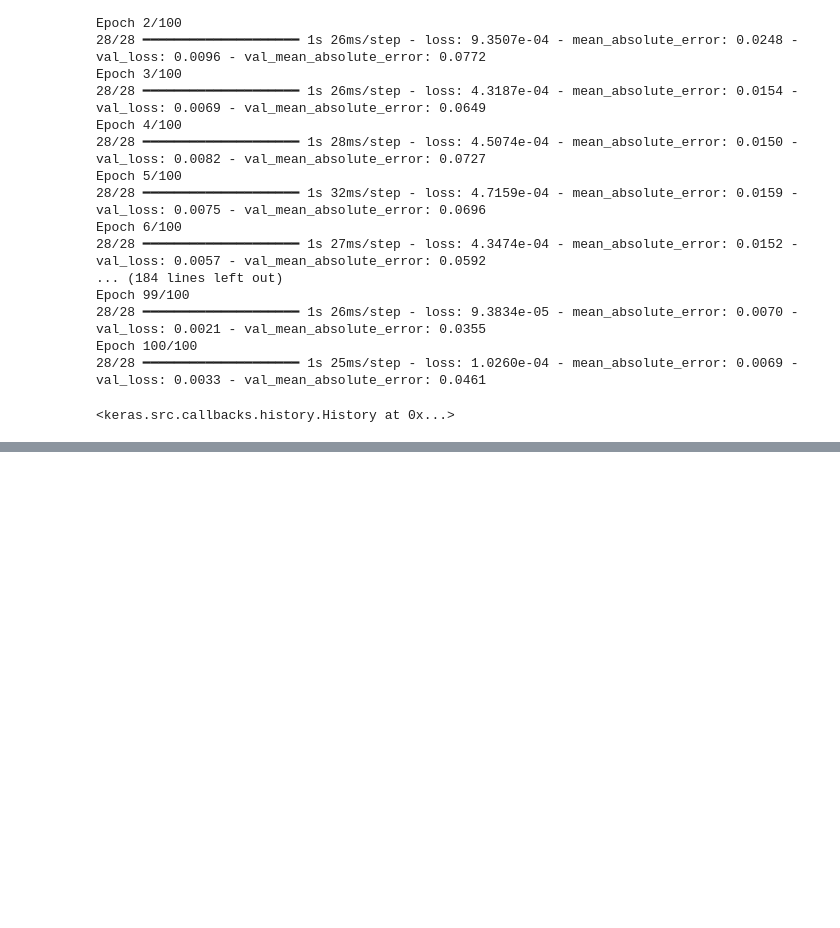
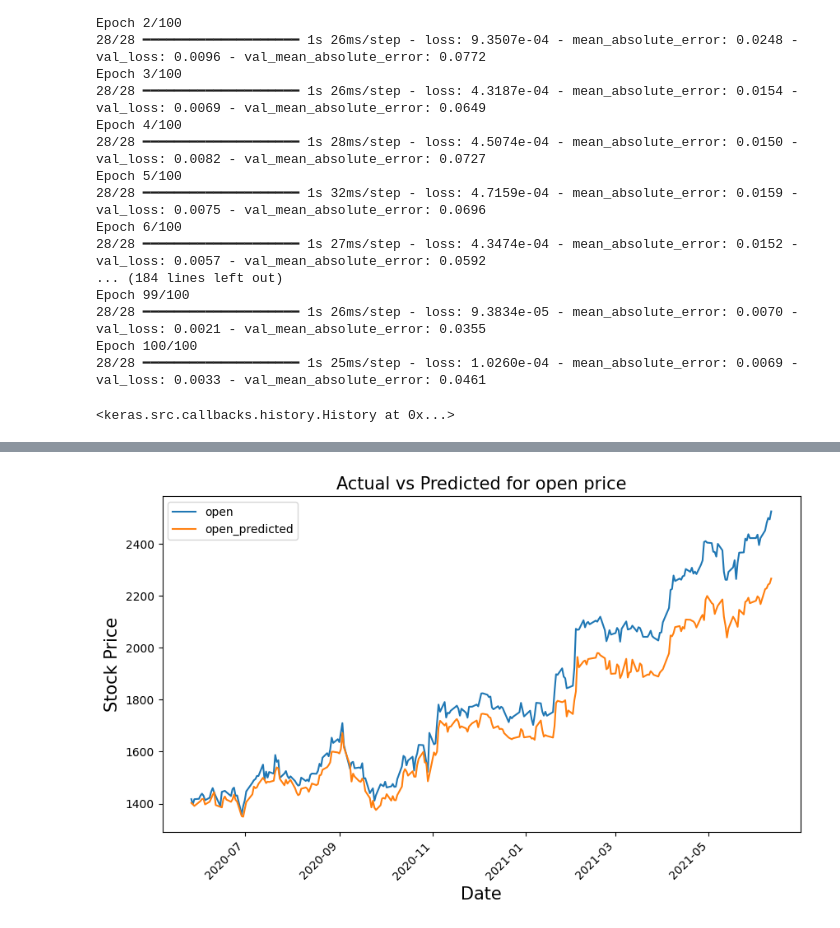
Before and after one commit to ronitmalvi/Attention-is-all-you-need, a Jupyter notebook: app.ipynb, the cells around one changed output, grey strips where cells are left out. Saved outputs shown, nothing was run; the diff lists cells and outputs as text; code cells hidden in the pictures; blank space fills up the shorter version.

Commit message:
prediction and validation

```diff
--- a/app.ipynb
+++ b/app.ipynb
@@ -249,0 +252,4 @@ Epoch 100/100
+# %%
+# predicting the values after running the model
+test_predicted = model.predict(test_seq)
+test_predicted[:5]
@@ -249,0 +263,4 @@ Epoch 100/100
+# %%
+# Inversing normalization/scaling on predicted data
+test_inverse_predicted = MMS.inverse_transform(test_predicted)
+test_inverse_predicted[:5]
@@ -249,0 +273,9 @@ Epoch 100/100
+# %%
+# Merging actual and predicted data for better visualization
+df_merge = pd.concat([df.iloc[-264:].copy(),
+                          pd.DataFrame(test_inverse_predicted,columns=['open_predicted','close_predicted'],
+                                       index=df.iloc[-264:].index)], axis=1)
+# %%
+# Inversing normalization/scaling
+df_merge[['open','close']] = MMS.inverse_transform(df_merge[['open','close']])
+df_merge.head()
@@ -249,0 +290,10 @@ Epoch 100/100
+# %%
+# plotting the actual open and predicted open prices on date index
+df_merge[['open','open_predicted']].plot(figsize=(10,6))
+plt.xticks(rotation=45)
+plt.xlabel('Date',size=15)
+plt.ylabel('Stock Price',size=15)
+plt.title('Actual vs Predicted for open price',size=15)
+plt.show()
+# %% [output]
+[figure, added]
```
Also changed, not shown: parts of 5 cells of this notebook.
